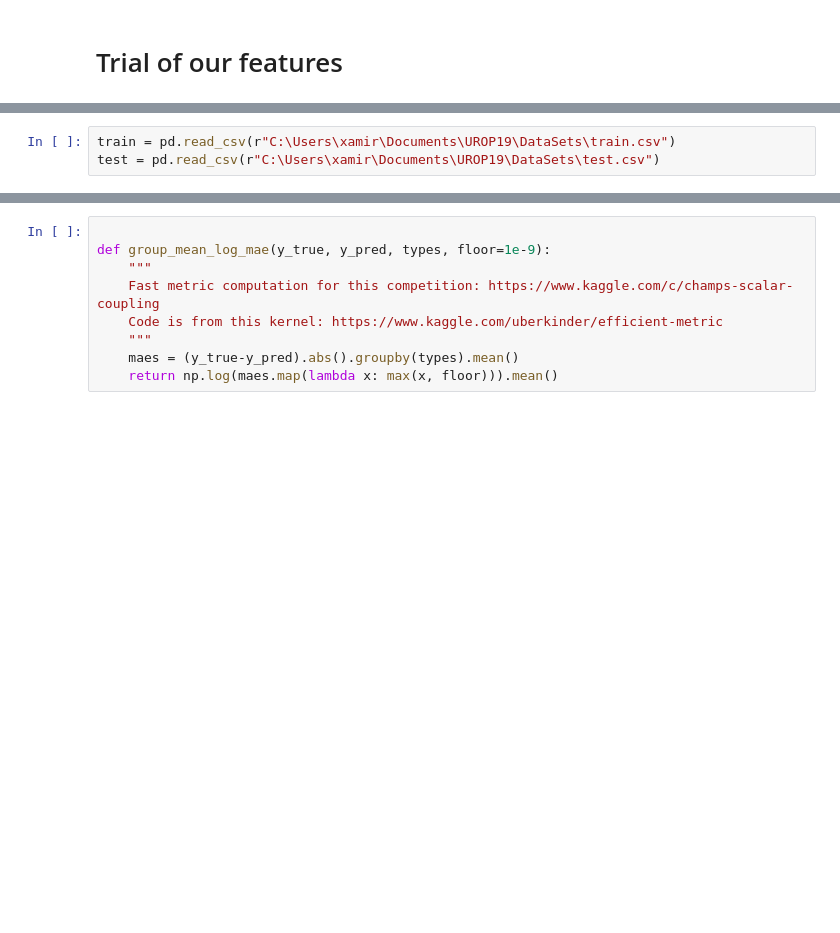
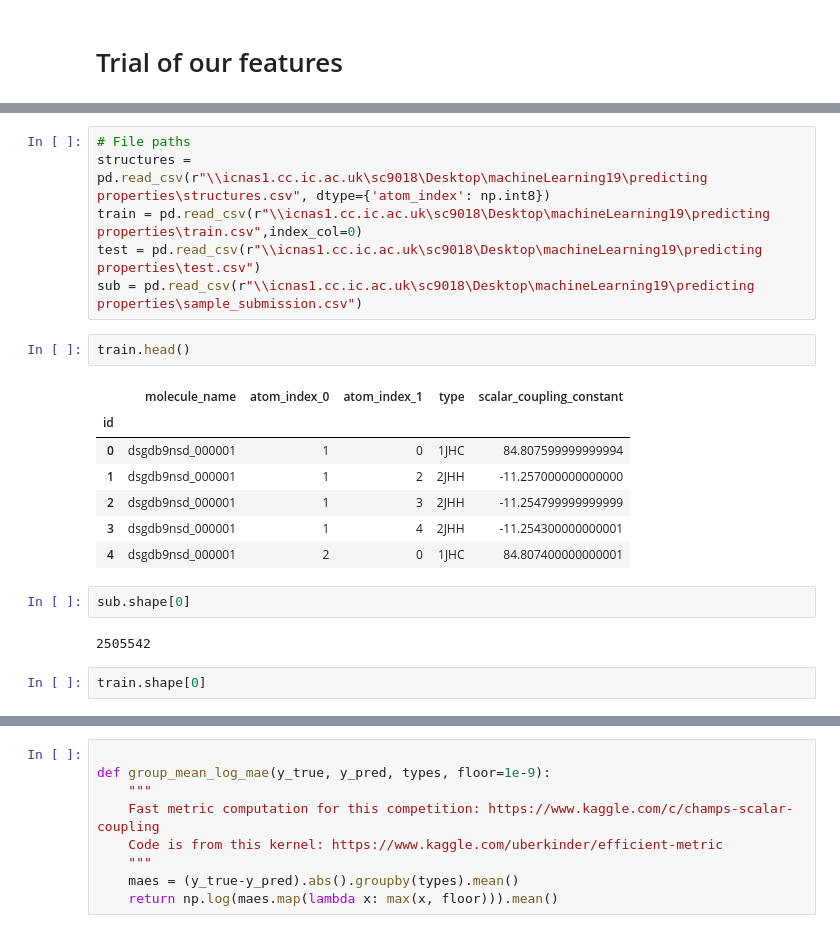
Before and after one commit to samir539/cycleThree, a Jupyter notebook: lightTrial.ipynb, the cells around one changed output, grey strips where cells are left out. Saved outputs shown, nothing was run; the diff lists cells and outputs as text; blank space fills up the shorter version.

```diff
--- a/lightTrial.ipynb
+++ b/lightTrial.ipynb
@@ -59,4 +52,23 @@ from catboost import CatBoostRegressor, CatBoostClassifier
 from sklearn import metrics
-# %%
-train = pd.read_csv(r"C:\Users\xamir\Documents\UROP19\DataSets\train.csv")
-test = pd.read_csv(r"C:\Users\xamir\Documents\UROP19\DataSets\test.csv")
+# %%
+# File paths
+structures = pd.read_csv(r"\\icnas1.cc.ic.ac.uk\sc9018\Desktop\machineLearning19\predicting properties\structures.csv", dtype={'atom_index': np.int8})
+train = pd.read_csv(r"\\icnas1.cc.ic.ac.uk\sc9018\Desktop\machineLearning19\predicting properties\train.csv",index_col=0)
+test = pd.read_csv(r"\\icnas1.cc.ic.ac.uk\sc9018\Desktop\machineLearning19\predicting properties\test.csv")
+sub = pd.read_csv(r"\\icnas1.cc.ic.ac.uk\sc9018\Desktop\machineLearning19\predicting properties\sample_submission.csv")
+# %%
+train.head()
+# %% [output]
+|  | molecule_name | atom_index_0 | atom_index_1 | type | scalar_coupling_constant |
+| id |  |  |  |  |  |
+| 0 | dsgdb9nsd_000001 | 1 | 0 | 1JHC | 84.807599999999994 |
+| 1 | dsgdb9nsd_000001 | 1 | 2 | 2JHH | -11.257000000000000 |
+| 2 | dsgdb9nsd_000001 | 1 | 3 | 2JHH | -11.254799999999999 |
+| 3 | dsgdb9nsd_000001 | 1 | 4 | 2JHH | -11.254300000000001 |
+| 4 | dsgdb9nsd_000001 | 2 | 0 | 1JHC | 84.807400000000001 |
+# %%
+sub.shape[0]
+# %% [output]
+2505542
+# %%
+train.shape[0]
```
Also changed, not shown: parts of 48 cells of this notebook.
